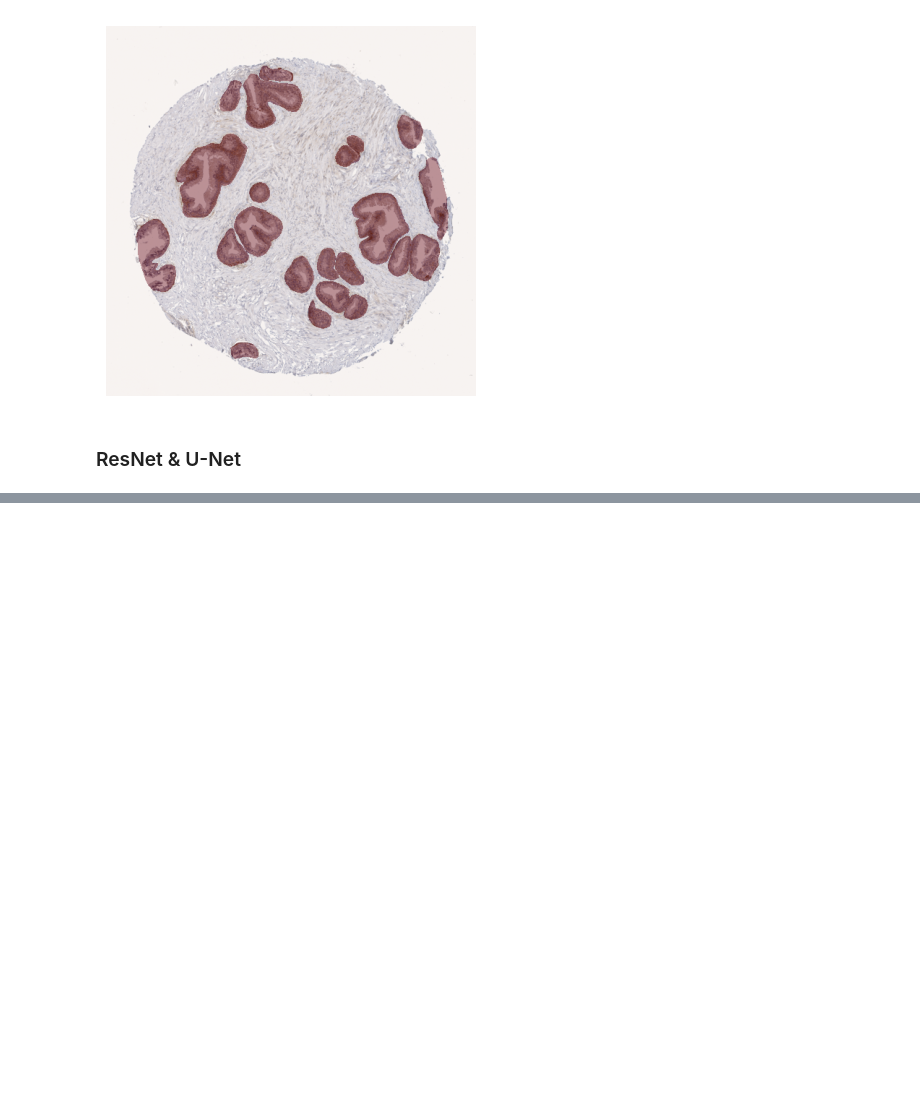
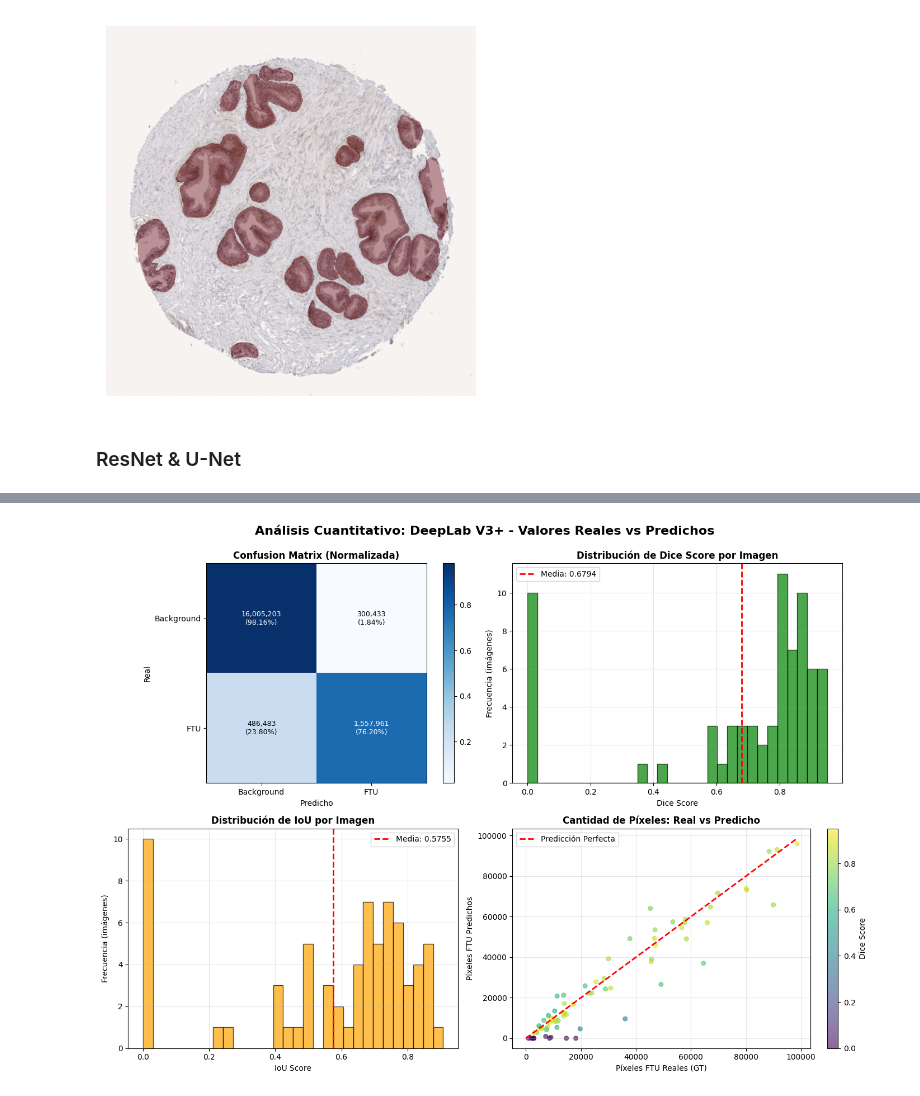
Before and after one commit to Javilejoo/Hacking-the-Human-Body, a Jupyter notebook: model_training.ipynb, the cells around one changed output, grey strips where cells are left out. Saved outputs shown, nothing was run; the diff lists cells and outputs as text; code cells hidden in the pictures; blank space fills up the shorter version.

```diff
--- a/model_training.ipynb
+++ b/model_training.ipynb
@@ -276,0 +512,68 @@ plt.show()
+# %%
+# 2. Visualizaciones: Valores Reales vs Predichos
+
+df_metrics = pd.DataFrame(per_image_metrics)
+fig = plt.figure(figsize=(14, 10))
+
+# 2.1 Confusion Matrix (Heatmap)
+ax1 = plt.subplot(2, 2, 1)
+cm_normalized = cm.astype('float') / cm.sum(axis=1)[:, np.newaxis]
+im = ax1.imshow(cm_normalized, interpolation='nearest', cmap='Blues')
+ax1.set_title('Confusion Matrix (Normalizada)', fontsize=12, fontweight='bold')
+ax1.set_xlabel('Predicho', fontsize=10)
+ax1.set_ylabel('Real', fontsize=10)
+tick_marks = np.arange(2)
+ax1.set_xticks(tick_marks)
+ax1.set_yticks(tick_marks)
+ax1.set_xticklabels(['Background', 'FTU'])
+ax1.set_yticklabels(['Background', 'FTU'])
+
+# Añadir valores en las celdas
+for i in range(2):
+    for j in range(2):
+        text = ax1.text(j, i, f'{cm[i, j]:,}\n({cm_normalized[i, j]:.2%})',
+                       ha="center", va="center", color="white" if cm_normalized[i, j] > 0.5 else "black",
+                       fontsize=9)
+plt.colorbar(im, ax=ax1, fraction=0.046)
+
+# 2.2 Distribución de Dice Score por Imagen
+ax2 = plt.subplot(2, 2, 2)
+ax2.hist(df_metrics['Dice'], bins=30, alpha=0.7, color='green', edgecolor='black')
+ax2.axvline(df_metrics['Dice'].mean(), color='red', linestyle='--', linewidth=2,
+           label=f'Media: {df_metrics["Dice"].mean():.4f}')
+ax2.set_xlabel('Dice Score', fontsize=10)
+ax2.set_ylabel('Frecuencia (imágenes)', fontsize=10)
+ax2.set_title('Distribución de Dice Score por Imagen', fontsize=12, fontweight='bold')
+ax2.legend()
+ax2.grid(alpha=0.3)
+
+# 2.3 Distribución de IoU por Imagen
+ax3 = plt.subplot(2, 2, 3)
+ax3.hist(df_metrics['IoU'], bins=30, alpha=0.7, color='orange', edgecolor='black')
+ax3.axvline(df_metrics['IoU'].mean(), color='red', linestyle='--', linewidth=2,
+           label=f'Media: {df_metrics["IoU"].mean():.4f}')
+ax3.set_xlabel('IoU Score', fontsize=10)
+ax3.set_ylabel('Frecuencia (imágenes)', fontsize=10)
+ax3.set_title('Distribución de IoU por Imagen', fontsize=12, fontweight='bold')
+ax3.legend()
+ax3.grid(alpha=0.3)
+
+# 2.4 Relación entre Píxeles GT vs Pred por Imagen
+ax4 = plt.subplot(2, 2, 4)
+ax4.scatter(df_metrics['GT_pixels'], df_metrics['Pred_pixels'],
+           c=df_metrics['Dice'], cmap='viridis', alpha=0.6, s=30)
+max_pixels = max(df_metrics['GT_pixels'].max(), df_metrics['Pred_pixels'].max())
+ax4.plot([0, max_pixels], [0, max_pixels], 'r--', linewidth=2, label='Predicción Perfecta')
+ax4.set_xlabel('Píxeles FTU Reales (GT)', fontsize=10)
+ax4.set_ylabel('Píxeles FTU Predichos', fontsize=10)
+ax4.set_title('Cantidad de Píxeles: Real vs Predicho', fontsize=12, fontweight='bold')
+ax4.legend()
+ax4.grid(alpha=0.3)
+plt.colorbar(ax4.collections[0], ax=ax4, label='Dice Score', fraction=0.046)
+
+plt.suptitle('Análisis Cuantitativo: DeepLab V3+ - Valores Reales vs Predichos',
+            fontsize=16, fontweight='bold', y=0.995)
+plt.tight_layout()
+plt.show()
+# %% [output]
+[figure, added]
```
Also changed, not shown: parts of 11 cells of this notebook, 1 other file.
